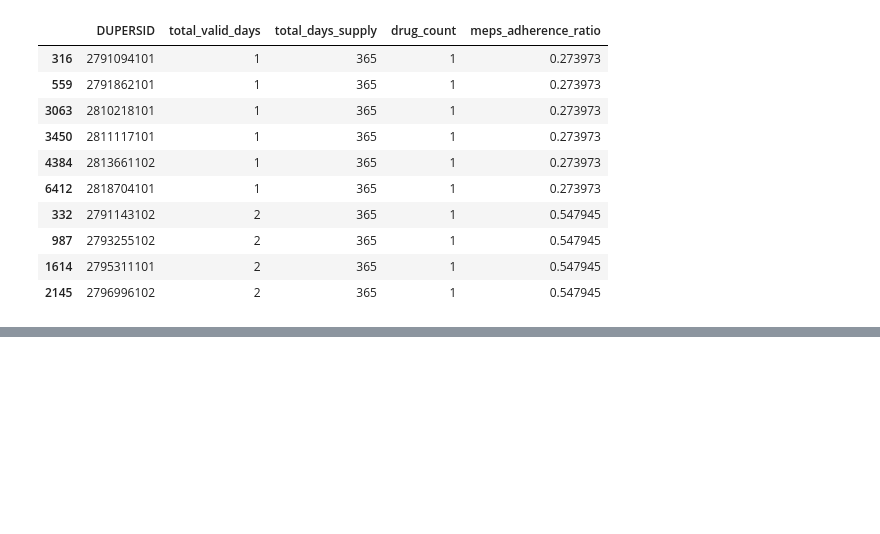
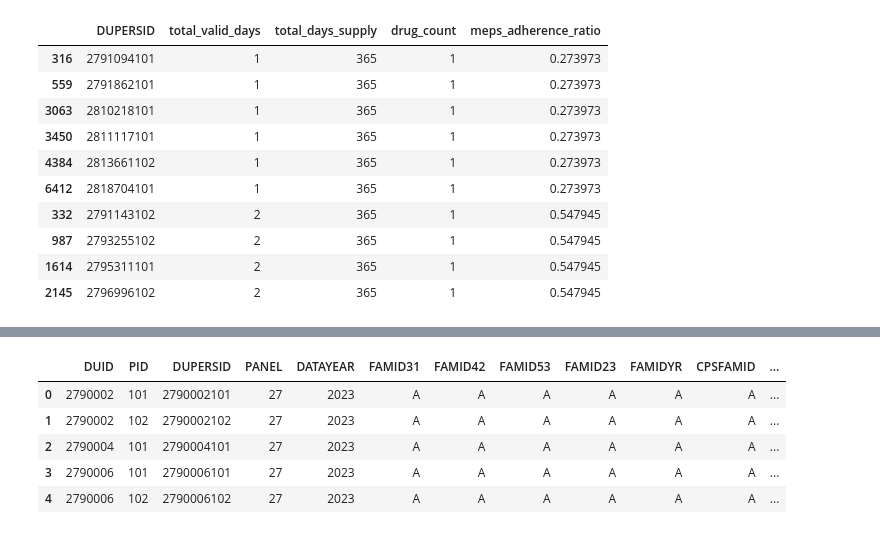
Before and after one commit to FrianaEngineer/Medical-Adherence, a Jupyter notebook: Notebooks/MEPS/2023_clean.ipynb, the cells around one changed output, grey strips where cells are left out. Cells and saved outputs as stored; diff of their text form; code cells hidden in the pictures; blank space fills up the shorter version.

```diff
--- a/Notebooks/MEPS/2023_clean.ipynb
+++ b/Notebooks/MEPS/2023_clean.ipynb
@@ -505,0 +817,10 @@ grouped_merge_df.to_excel("/Users/friana/Medical Adherence/data/MEPS/grouped_mer
+# %%
+demo_df = pd.read_excel("/Users/friana/Medical Adherence/data/MEPS/h251.xlsx")
+demo_df.head()
+# %% [output]
+|  | DUID | PID | DUPERSID | PANEL | DATAYEAR | FAMID31 | FAMID42 | FAMID53 | FAMID23 | FAMIDYR | CPSFAMID | ... |
+| 0 | 2790002 | 101 | 2790002101 | 27 | 2023 | A | A | A | A | A | A | ... |
+| 1 | 2790002 | 102 | 2790002102 | 27 | 2023 | A | A | A | A | A | A | ... |
+| 2 | 2790004 | 101 | 2790004101 | 27 | 2023 | A | A | A | A | A | A | ... |
+| 3 | 2790006 | 101 | 2790006101 | 27 | 2023 | A | A | A | A | A | A | ... |
+| 4 | 2790006 | 102 | 2790006102 | 27 | 2023 | A | A | A | A | A | A | ... |
```
Also changed, not shown: parts of 18 cells of this notebook.
